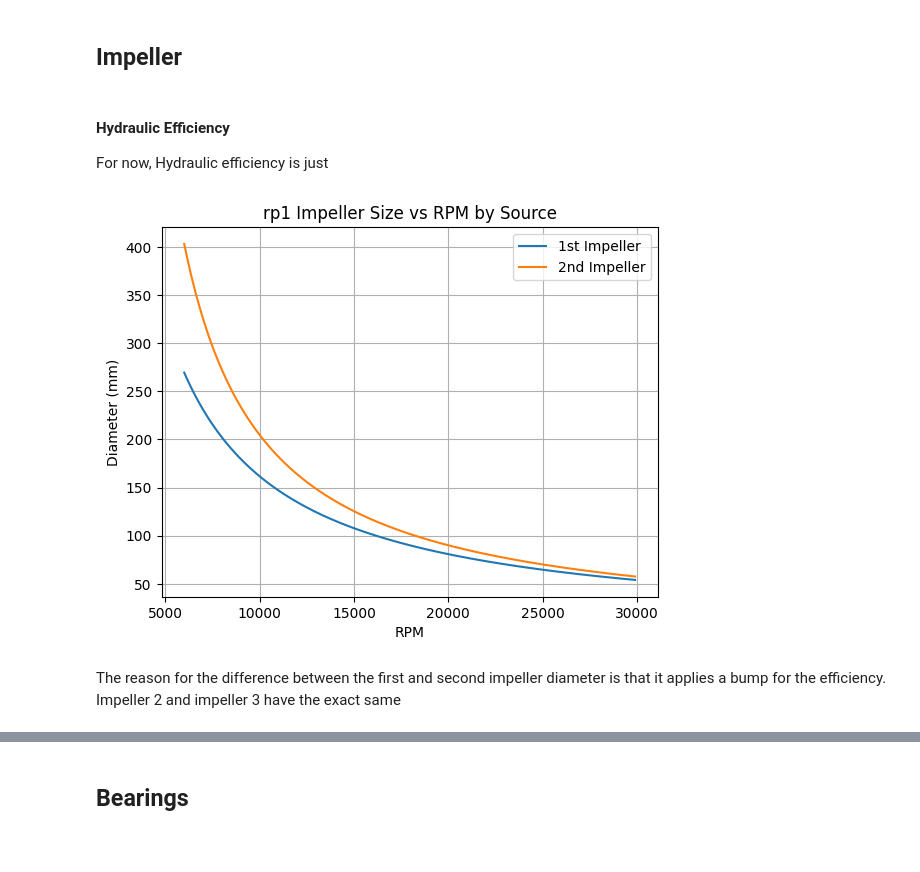
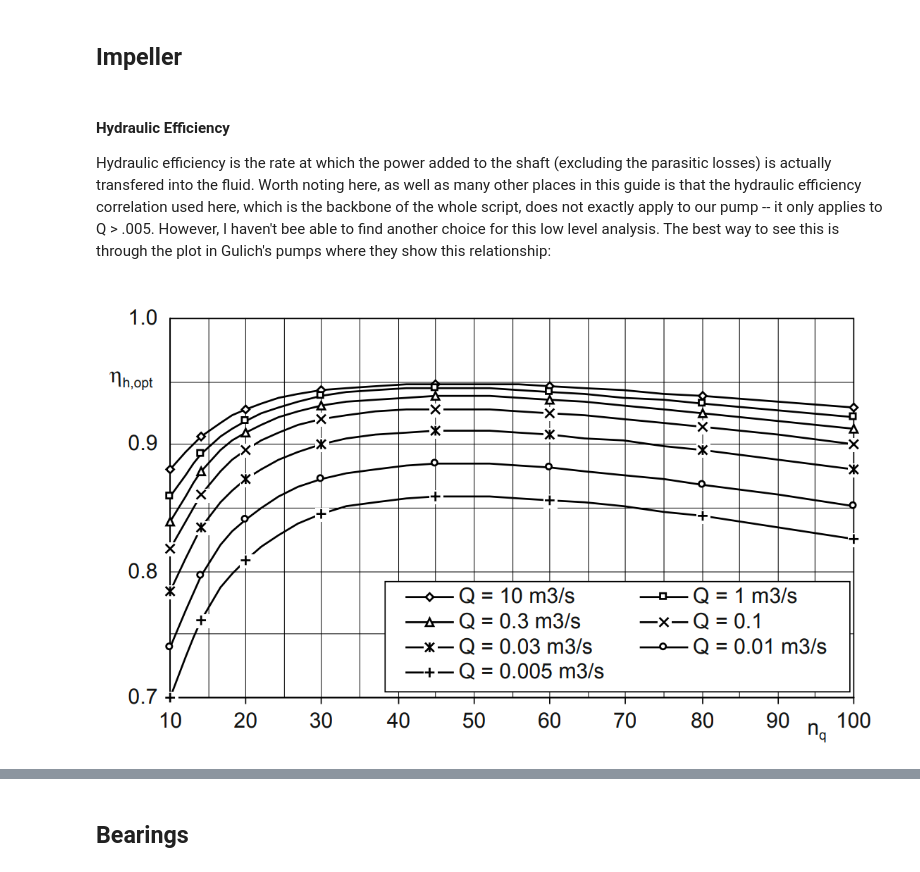
Before and after one commit to gt-space/Turbomachinery, a Jupyter notebook: EPump/EPump Sizer/Pump Sizer Guide.ipynb, the cells around one changed output, grey strips where cells are left out. Drawn from its saved outputs; the diff is of its cells as text; code cells hidden in the pictures; blank space fills up the shorter version.

```diff
--- a/EPump/EPump Sizer/Pump Sizer Guide.ipynb
+++ b/EPump/EPump Sizer/Pump Sizer Guide.ipynb
@@ -45,41 +50,9 @@ The code takes in external inputs that it then uses to run the rest of the scrip
 #### Hydraulic Efficiency
 
 
-For now, Hydraulic efficiency is just
+Hydraulic efficiency is the rate at which the power added to the shaft (excluding the parasitic losses) is actually transfered into the fluid. Worth noting here, as well as many other places in this guide is that the hydraulic efficiency correlation used here, which is the backbone of the whole script, does not exactly apply to our pump -- it only applies to Q > .005. However, I haven't bee able to find another choice for this low level analysis. The best way to see this is through the plot in Gulich's pumps where they show this relationship:
-# %%
-from powerDraw import pumpPowerNotebook
-from matplotlib import pyplot as plt
-
-n_vals = range(6000, 30000, 100)
-prop="rp1"
-deltaP=460
-mdot=6.17
-MR=2.23
-p_in=135
-
-vec = [prop, deltaP, mdot, MR, p_in]
-imp1_vals = []
-imp2_vals = []
-imp3_vals = []
-for n in n_vals:
-    x = (n,1)
-    impeller1,impeller2,impeller3,_,_ = pumpPowerNotebook(x,vec)
-    imp1_vals.append(impeller1.d_2)
-    imp2_vals.append(impeller2.d_2)
-
-imp1_vals = [1000*v for v in imp1_vals]
-imp2_vals = [1000*v for v in imp2_vals]
-
-plt.figure()
-plt.plot(n_vals, imp1_vals, label="1st Impeller")
-plt.plot(n_vals, imp2_vals, label="2nd Impeller")
-plt.xlabel("RPM")
-plt.ylabel("Diameter (mm)")
-plt.title(f"{prop} Impeller Size vs RPM by Source")
-plt.grid(True)
-plt.legend()
-plt.show()
-# %% [output]
-[figure, old version]
-# %% [markdown]
-The reason for the difference between the first and second impeller diameter is that it applies a bump for the efficiency. Impeller 2 and impeller 3 have the exact same
+# %%
+from IPython.display import Image, display
+display(Image(filename="Pump Guide Images\\EtaH.png"))
+# %% [output]
+[figure, added]
```
Also changed, not shown: parts of 32 cells of this notebook, 7 other files.
